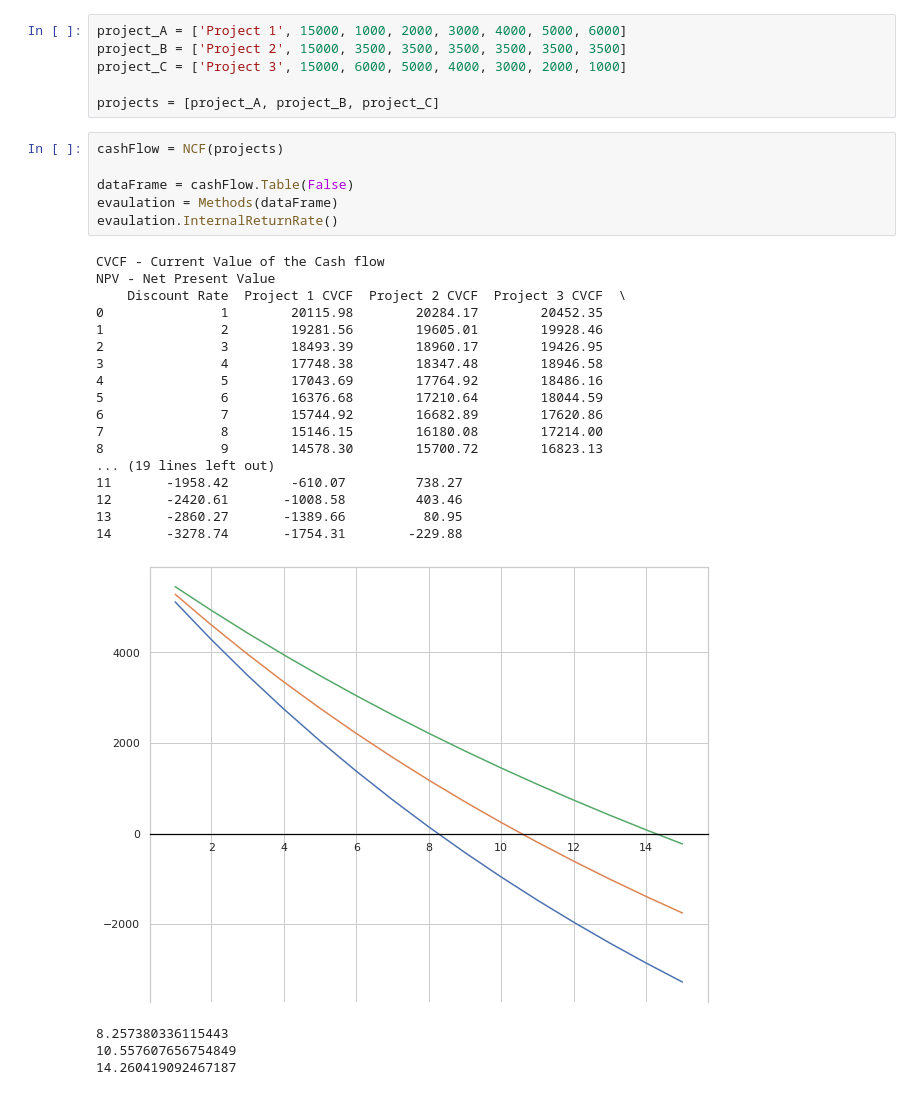
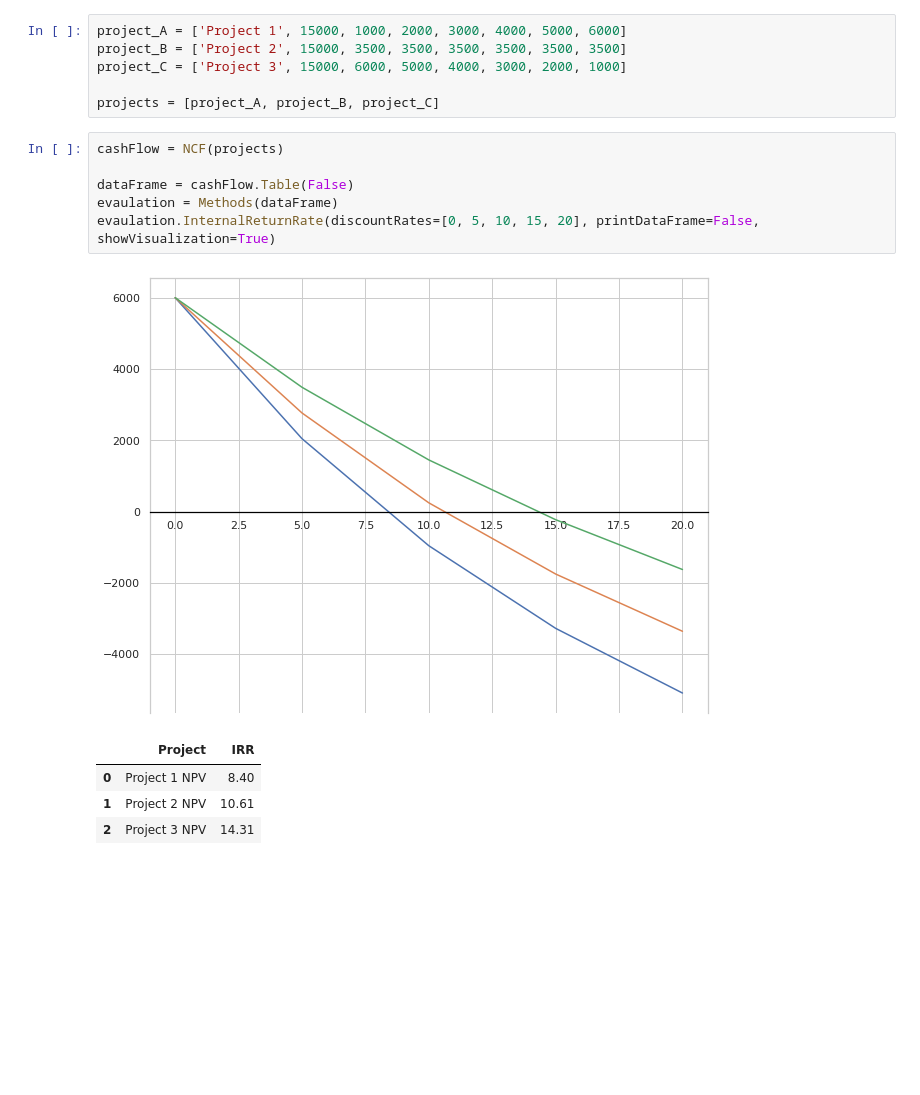
Before and after one commit to WorldWideWest/Project-Evaluation, a Jupyter notebook: debuging.ipynb, the cells around one changed output. Cells and saved outputs as stored; diff of their text form; blank space fills up the shorter version.

```diff
--- a/debuging.ipynb
+++ b/debuging.ipynb
@@ -11,28 +11,12 @@ projects = [project_A, project_B, project_C]
 # %%
 cashFlow = NCF(projects)
 
 dataFrame = cashFlow.Table(False)
 evaulation = Methods(dataFrame)
-evaulation.InternalReturnRate()
+evaulation.InternalReturnRate(discountRates=[0, 5, 10, 15, 20], printDataFrame=False, showVisualization=True)
 # %% [output]
-CVCF - Current Value of the Cash flow
-NPV - Net Present Value
-    Discount Rate  Project 1 CVCF  Project 2 CVCF  Project 3 CVCF  \
-0               1        20115.98        20284.17        20452.35
-1               2        19281.56        19605.01        19928.46
-2               3        18493.39        18960.17        19426.95
-3               4        17748.38        18347.48        18946.58
-4               5        17043.69        17764.92        18486.16
-5               6        16376.68        17210.64        18044.59
-6               7        15744.92        16682.89        17620.86
-7               8        15146.15        16180.08        17214.00
-8               9        14578.30        15700.72        16823.13
-... (19 lines left out)
-11       -1958.42        -610.07         738.27
-12       -2420.61       -1008.58         403.46
-13       -2860.27       -1389.66          80.95
-14       -3278.74       -1754.31        -229.88
-[figure, old version]
+[figure, new version]
-8.257380336115443
-10.557607656754849
-14.260419092467187
+|  | Project | IRR |
+| 0 | Project 1 NPV | 8.40 |
+| 1 | Project 2 NPV | 10.61 |
+| 2 | Project 3 NPV | 14.31 |
```
Also changed, not shown: 1 other file.
